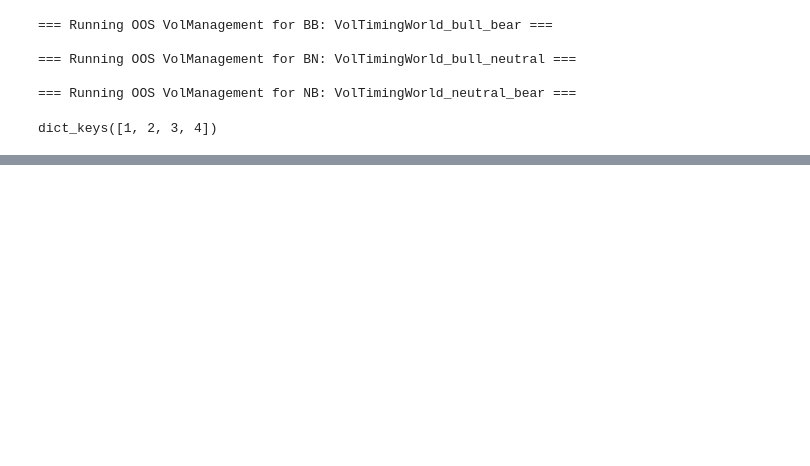
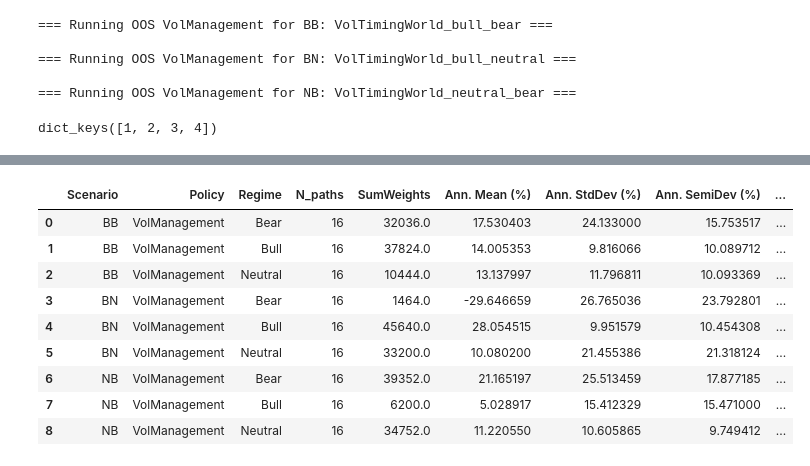
Before and after one commit to Attilasarkany/Q-A2C-Replication, a Jupyter notebook: Chapter2_model_comperison/Regime_Switching_simulation_volatility.ipynb, the cells around one changed output, grey strips where cells are left out. Cells and saved outputs as stored; diff of their text form; code cells hidden in the pictures; blank space fills up the shorter version.

```diff
--- a/Chapter2_model_comperison/Regime_Switching_simulation_volatility.ipynb
+++ b/Chapter2_model_comperison/Regime_Switching_simulation_volatility.ipynb
@@ -1560,0 +1873,41 @@ regime_weighted
+# %%
+path_df = summarize_path_metrics_volmgmt_oos(
+    oos_by_scenario=oos_by_scenario,
+    periods_per_year=252,
+    rf_annual=0.0,
+    target=0.0,
+    alpha=0.95,
+    use_key="port_ret_net",
+    REGIME_NAME=REGIME_NAME,
+    policy_name="VolManagement",
+)
+
+metric_cols = [
+    "Ann. Mean (%)","Ann. StdDev (%)","Ann. SemiDev (%)",
+    "CVaR 95% (%)","Avg DD (%)","VaR 95% (%)",
+    "Sharpe (ann.)","Sortino (ann.)",
+    "Tail-Adj Sharpe (CVaR95)","Tail-Adj Sharpe (mVaR95)",
+]
+
+reg_only = path_df[path_df["Regime"].isin(["Bull","Neutral","Bear"])].copy()
+
+
+regime_weighted = weighted_group_mean(
+    reg_only,
+    group_cols=["Scenario","Policy","Regime"],
+    weight_col="N_obs",
+    metric_cols=metric_cols
+)
+# we loose 16*time window many data points!!
+regime_weighted
+# %% [output]
+|  | Scenario | Policy | Regime | N_paths | SumWeights | Ann. Mean (%) | Ann. StdDev (%) | Ann. SemiDev (%) | ... |
+| 0 | BB | VolManagement | Bear | 16 | 32036.0 | 17.530403 | 24.133000 | 15.753517 | ... |
+| 1 | BB | VolManagement | Bull | 16 | 37824.0 | 14.005353 | 9.816066 | 10.089712 | ... |
+| 2 | BB | VolManagement | Neutral | 16 | 10444.0 | 13.137997 | 11.796811 | 10.093369 | ... |
+| 3 | BN | VolManagement | Bear | 16 | 1464.0 | -29.646659 | 26.765036 | 23.792801 | ... |
+| 4 | BN | VolManagement | Bull | 16 | 45640.0 | 28.054515 | 9.951579 | 10.454308 | ... |
+| 5 | BN | VolManagement | Neutral | 16 | 33200.0 | 10.080200 | 21.455386 | 21.318124 | ... |
+| 6 | NB | VolManagement | Bear | 16 | 39352.0 | 21.165197 | 25.513459 | 17.877185 | ... |
+| 7 | NB | VolManagement | Bull | 16 | 6200.0 | 5.028917 | 15.412329 | 15.471000 | ... |
+| 8 | NB | VolManagement | Neutral | 16 | 34752.0 | 11.220550 | 10.605865 | 9.749412 | ... |
```
Also changed, not shown: parts of 51 cells of this notebook.
